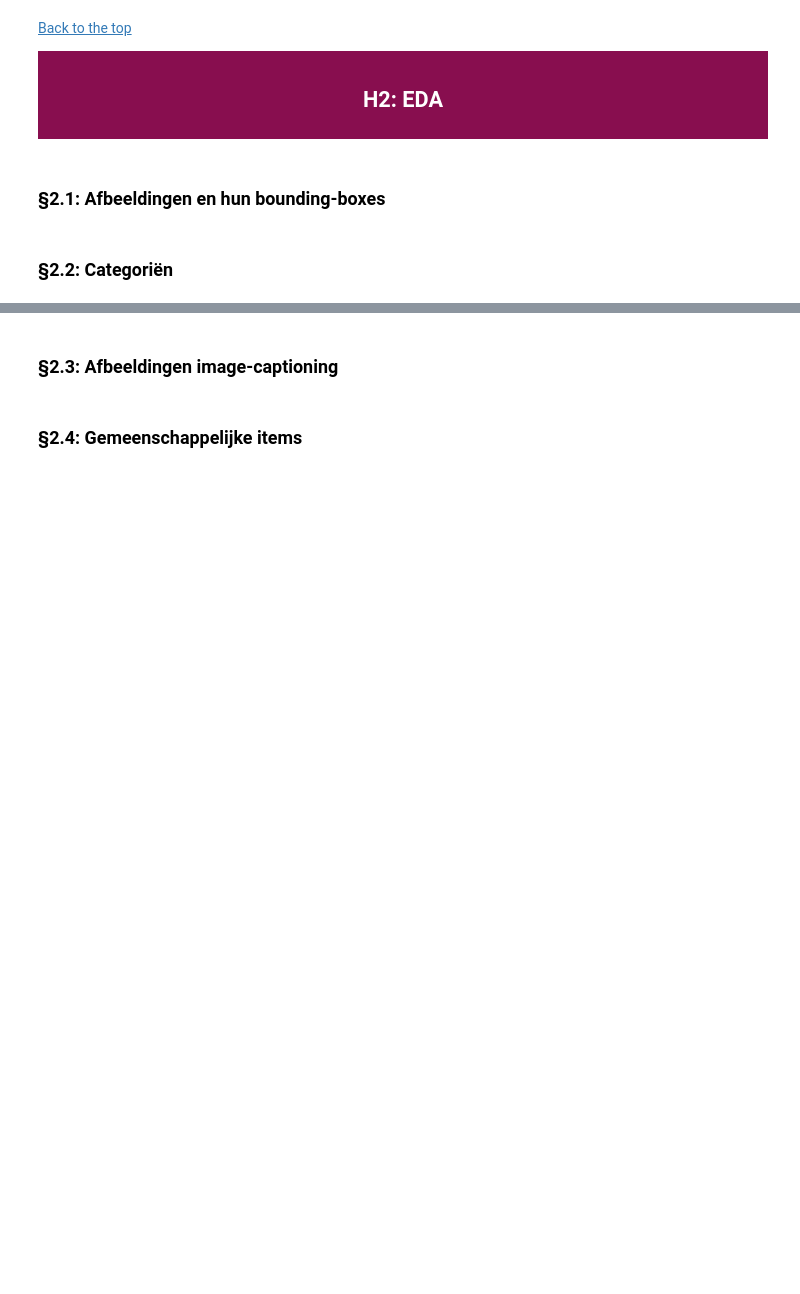
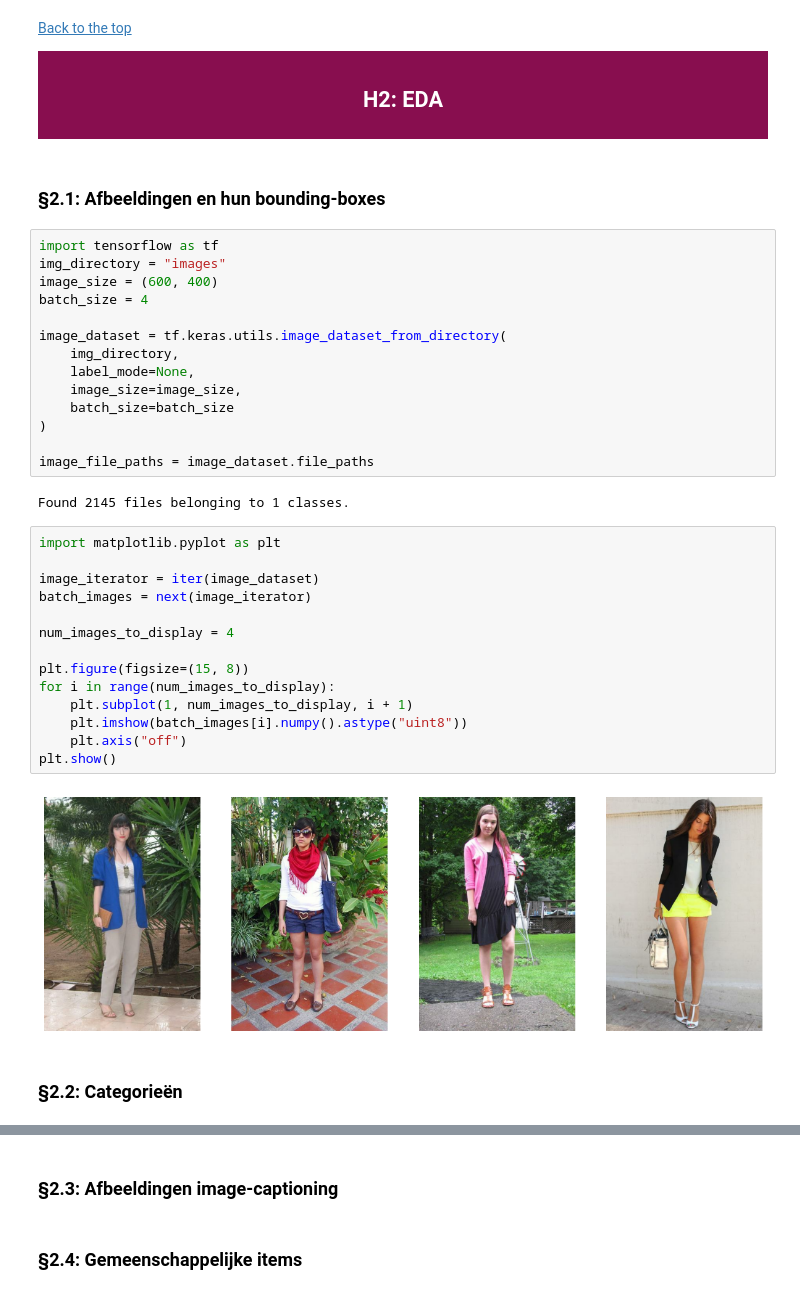
Before and after one commit to juliaboschman/Deep-Learning-Portfolio, a Jupyter notebook: Tranforming_Fashion.ipynb, the cells around one changed output, grey strips where cells are left out. Drawn from its saved outputs; the diff is of its cells as text; blank space fills up the shorter version.

```diff
--- a/Tranforming_Fashion.ipynb
+++ b/Tranforming_Fashion.ipynb
@@ -71,6 +65,38 @@
 # %% [markdown]
 <a name='2.1'></a>
 <h3>&sect;2.1: Afbeeldingen en hun bounding-boxes</h3>
+# %%
+import tensorflow as tf
+img_directory = "images"
+image_size = (600, 400)
+batch_size = 4
+
+image_dataset = tf.keras.utils.image_dataset_from_directory(
+    img_directory,
+    label_mode=None,
+    image_size=image_size,
+    batch_size=batch_size
+)
+
+image_file_paths = image_dataset.file_paths
+# %% [output]
+Found 2145 files belonging to 1 classes.
+# %%
+import matplotlib.pyplot as plt
+
+image_iterator = iter(image_dataset)
+batch_images = next(image_iterator)
+
+num_images_to_display = 4
+
+plt.figure(figsize=(15, 8))
+for i in range(num_images_to_display):
+    plt.subplot(1, num_images_to_display, i + 1)
+    plt.imshow(batch_images[i].numpy().astype("uint8"))
+    plt.axis("off")
+plt.show()
+# %% [output]
+[figure, added]
 # %% [markdown]
 <a name='2.2'></a>
-<h3>&sect;2.2: Categoriën</h3>
+<h3>&sect;2.2: Categorieën</h3>
```
Also changed, not shown: parts of 2 cells of this notebook.
